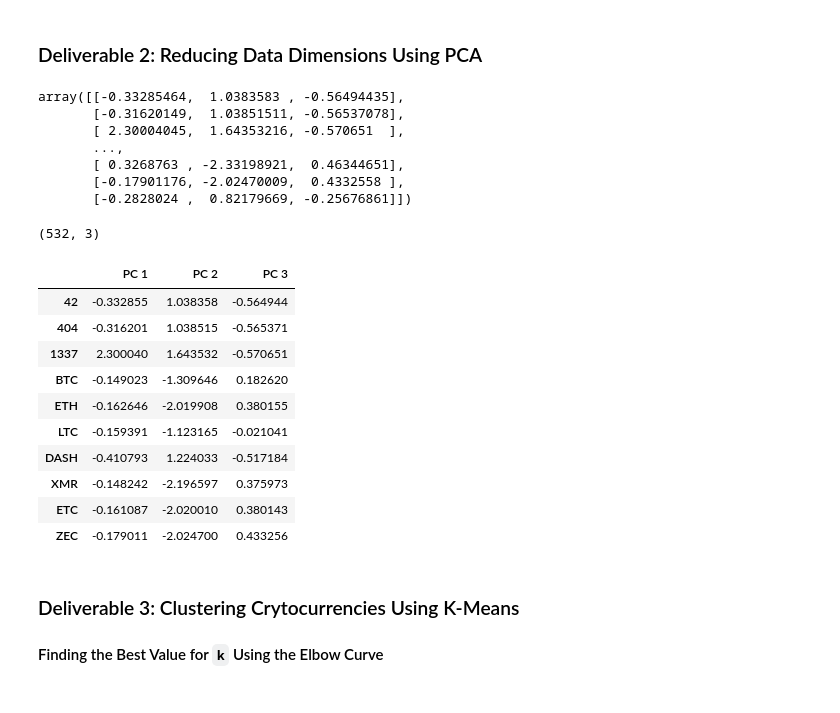
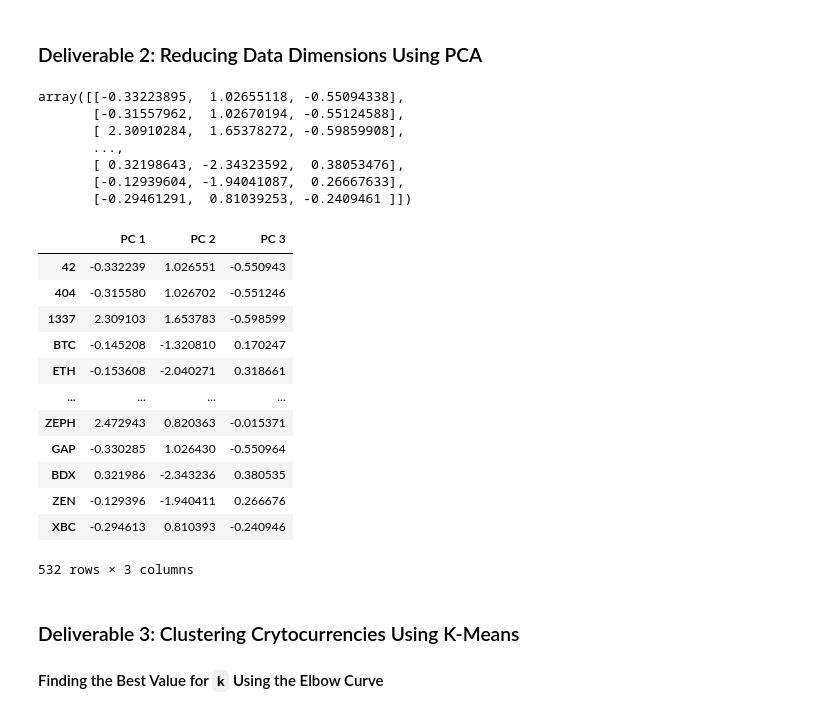
Before and after one commit to Elisa-m/Cryptocurrencies, a Jupyter notebook: crypto_clustering.ipynb, the cells around one changed output. Drawn from its saved outputs; the diff is of its cells as text; code cells hidden in the pictures.

```diff
--- a/crypto_clustering.ipynb
+++ b/crypto_clustering.ipynb
@@ -197,31 +197,35 @@ array([[-0.11710817, -0.1528703 , -0.0433963 , ..., -0.0433963 ,
 ### Deliverable 2: Reducing Data Dimensions Using PCA
 # %%
 # Using PCA to reduce dimension to three principal components.
-# YOUR CODE HERE
+pca = PCA(n_components=3)
+X_pca = pca.fit_transform(X_scaled)
+X_pca
 # %% [output]
-array([[-0.33285464,  1.0383583 , -0.56494435],
-       [-0.31620149,  1.03851511, -0.56537078],
-       [ 2.30004045,  1.64353216, -0.570651  ],
+array([[-0.33223895,  1.02655118, -0.55094338],
+       [-0.31557962,  1.02670194, -0.55124588],
+       [ 2.30910284,  1.65378272, -0.59859908],
        ...,
-       [ 0.3268763 , -2.33198921,  0.46344651],
-       [-0.17901176, -2.02470009,  0.4332558 ],
-       [-0.2828024 ,  0.82179669, -0.25676861]])
+       [ 0.32198643, -2.34323592,  0.38053476],
+       [-0.12939604, -1.94041087,  0.26667633],
+       [-0.29461291,  0.81039253, -0.2409461 ]])
 # %%
 # Create a DataFrame with the three principal components.
-# YOUR CODE HERE
+pca_df = pd.DataFrame(X_pca, columns=['PC 1','PC 2', 'PC 3'], index = crypto_df.index)
+pca_df
 # %% [output]
+|  | PC 1 | PC 2 | PC 3 |
+| 42 | -0.332239 | 1.026551 | -0.550943 |
+| 404 | -0.315580 | 1.026702 | -0.551246 |
+| 1337 | 2.309103 | 1.653783 | -0.598599 |
+| BTC | -0.145208 | -1.320810 | 0.170247 |
+| ETH | -0.153608 | -2.040271 | 0.318661 |
+| ... | ... | ... | ... |
+| ZEPH | 2.472943 | 0.820363 | -0.015371 |
+| GAP | -0.330285 | 1.026430 | -0.550964 |
+| BDX | 0.321986 | -2.343236 | 0.380535 |
+| ZEN | -0.129396 | -1.940411 | 0.266676 |
+| XBC | -0.294613 | 0.810393 | -0.240946 |
-(532, 3)
+532 rows × 3 columns
-|  | PC 1 | PC 2 | PC 3 |
-| 42 | -0.332855 | 1.038358 | -0.564944 |
-| 404 | -0.316201 | 1.038515 | -0.565371 |
-| 1337 | 2.300040 | 1.643532 | -0.570651 |
-| BTC | -0.149023 | -1.309646 | 0.182620 |
-| ETH | -0.162646 | -2.019908 | 0.380155 |
-| LTC | -0.159391 | -1.123165 | -0.021041 |
-| DASH | -0.410793 | 1.224033 | -0.517184 |
-| XMR | -0.148242 | -2.196597 | 0.375973 |
-| ETC | -0.161087 | -2.020010 | 0.380143 |
-| ZEC | -0.179011 | -2.024700 | 0.433256 |
 # %% [markdown]
 ### Deliverable 3: Clustering Crytocurrencies Using K-Means
 
```
